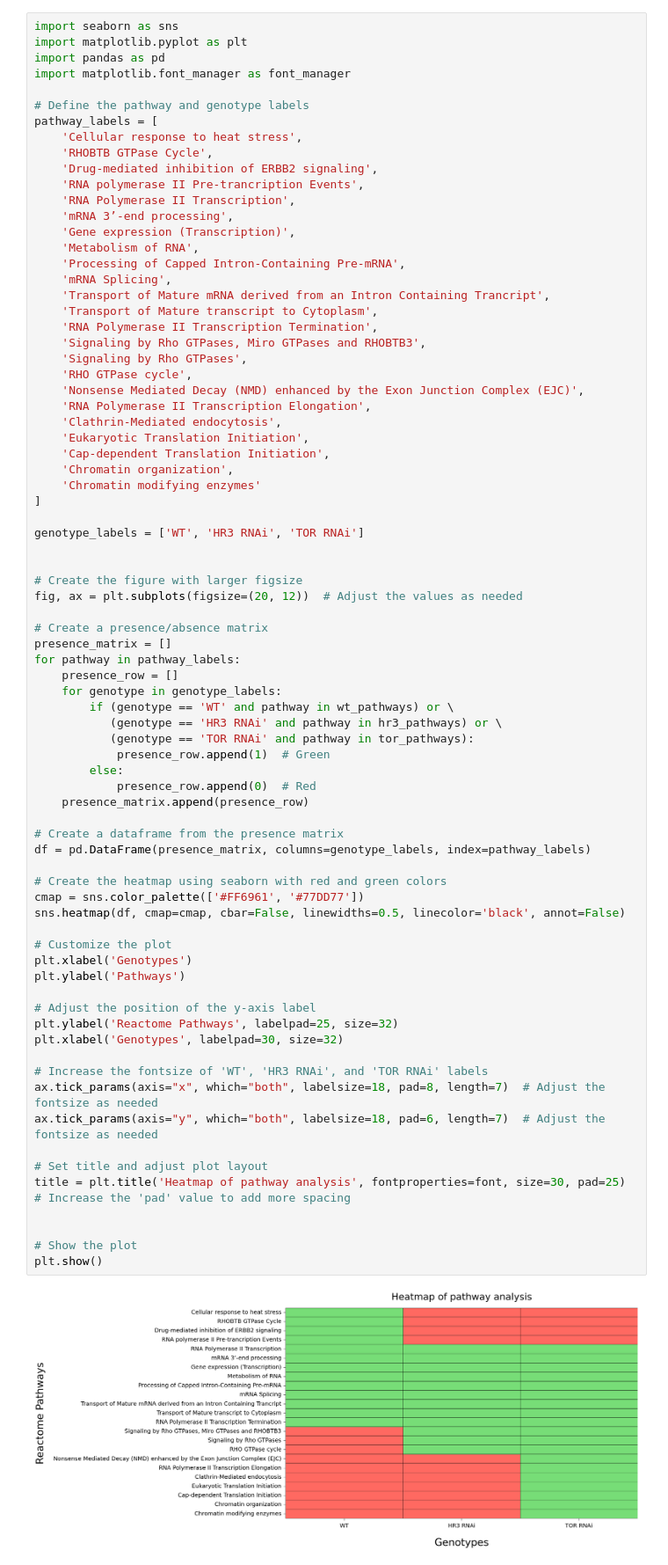
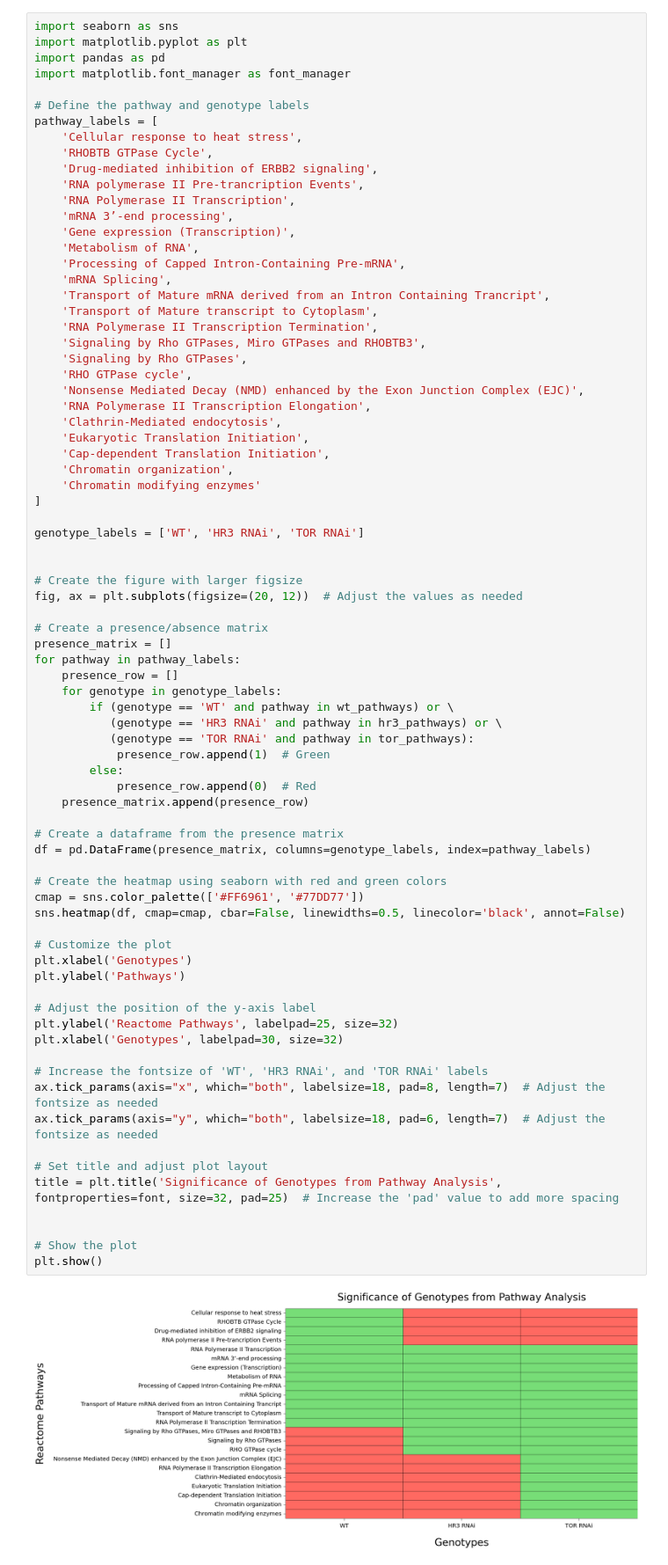
Before and after one commit to nzomorrodnia/bachelorproject_drosophila, a Jupyter notebook: bubble_plot.ipynb, the cells around one changed output. Shown at 88% size. Saved outputs shown, nothing was run; the diff lists cells and outputs as text.

Commit message:
font size

```diff
--- a/bubble_plot.ipynb
+++ b/bubble_plot.ipynb
@@ -479,32 +479,32 @@ for pathway in pathway_labels:
             presence_row.append(1)  # Green
         else:
             presence_row.append(0)  # Red
     presence_matrix.append(presence_row)
 
 # Create a dataframe from the presence matrix
 df = pd.DataFrame(presence_matrix, columns=genotype_labels, index=pathway_labels)
 
 # Create the heatmap using seaborn with red and green colors
 cmap = sns.color_palette(['#FF6961', '#77DD77'])
 sns.heatmap(df, cmap=cmap, cbar=False, linewidths=0.5, linecolor='black', annot=False)
 
 # Customize the plot
 plt.xlabel('Genotypes')
 plt.ylabel('Pathways')
 
 # Adjust the position of the y-axis label
 plt.ylabel('Reactome Pathways', labelpad=25, size=32)
 plt.xlabel('Genotypes', labelpad=30, size=32)
 
 # Increase the fontsize of 'WT', 'HR3 RNAi', and 'TOR RNAi' labels
 ax.tick_params(axis="x", which="both", labelsize=18, pad=8, length=7)  # Adjust the fontsize as needed
 ax.tick_params(axis="y", which="both", labelsize=18, pad=6, length=7)  # Adjust the fontsize as needed
 
 # Set title and adjust plot layout
-title = plt.title('Heatmap of pathway analysis', fontproperties=font, size=30, pad=25)  # Increase the 'pad' value to add more spacing
+title = plt.title('Significance of Genotypes from Pathway Analysis', fontproperties=font, size=32, pad=25)  # Increase the 'pad' value to add more spacing
 
 
 # Show the plot
 plt.show()
 # %% [output]
-[figure, old version]
+[figure, new version]
```
